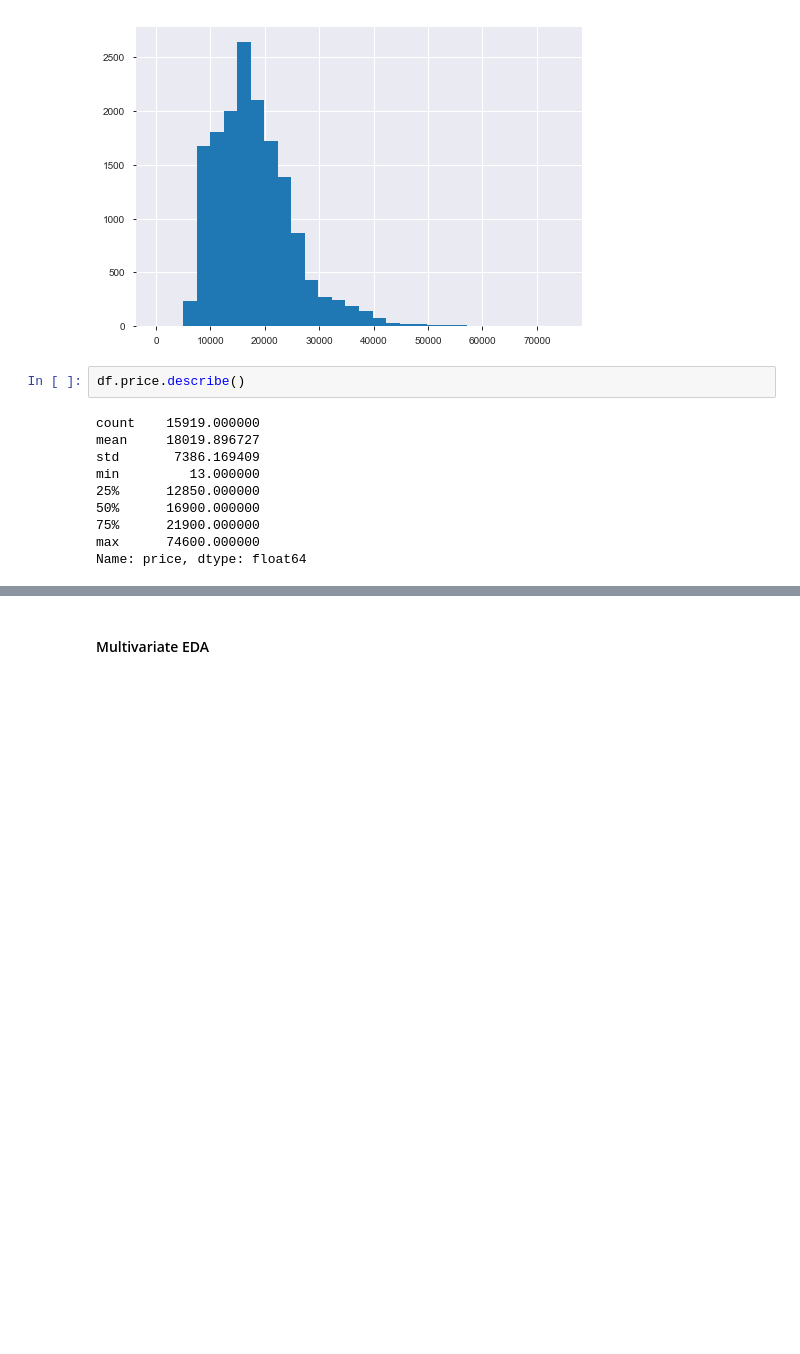
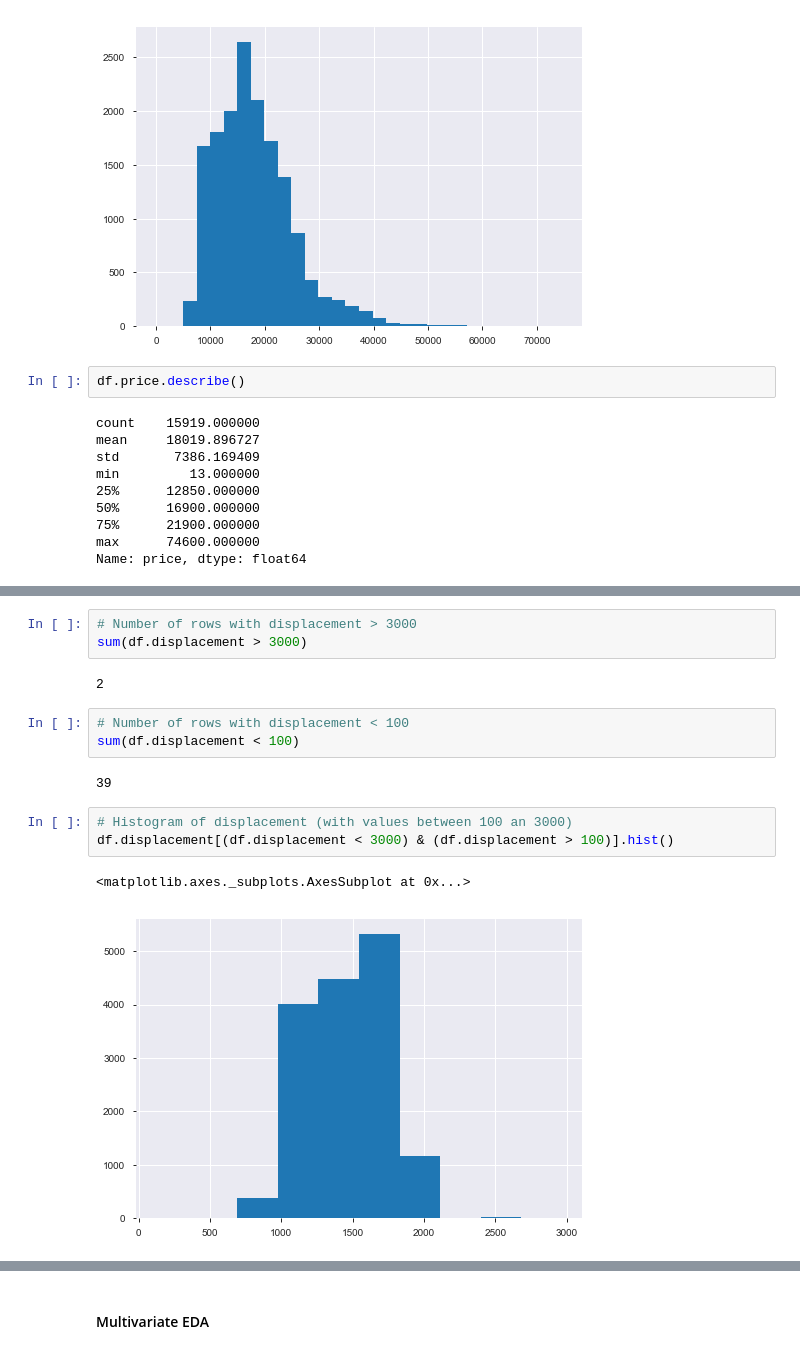
Before and after one commit to kaymal/price-prediction, a Jupyter notebook: trgt/EDA-t.ipynb, the cells around one changed output, grey strips where cells are left out. Cells and saved outputs as stored; diff of their text form; blank space fills up the shorter version.

```diff
--- a/trgt/EDA-t.ipynb
+++ b/trgt/EDA-t.ipynb
@@ -491,0 +550,16 @@ Name: price, dtype: float64
+# %%
+# Number of rows with displacement > 3000
+sum(df.displacement > 3000)
+# %% [output]
+2
+# %%
+# Number of rows with displacement < 100
+sum(df.displacement < 100)
+# %% [output]
+39
+# %%
+# Histogram of displacement (with values between 100 an 3000)
+df.displacement[(df.displacement < 3000) & (df.displacement > 100)].hist()
+# %% [output]
+<matplotlib.axes._subplots.AxesSubplot at 0x...>
+[figure, added]
```
Also changed, not shown: parts of 15 cells of this notebook.
